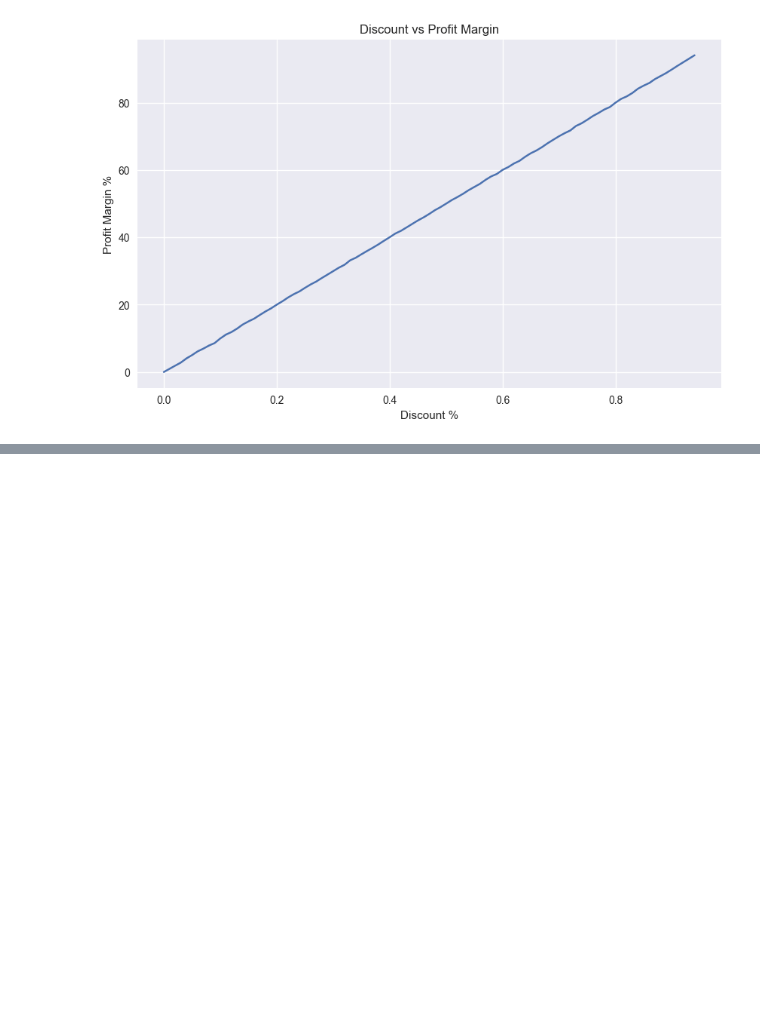
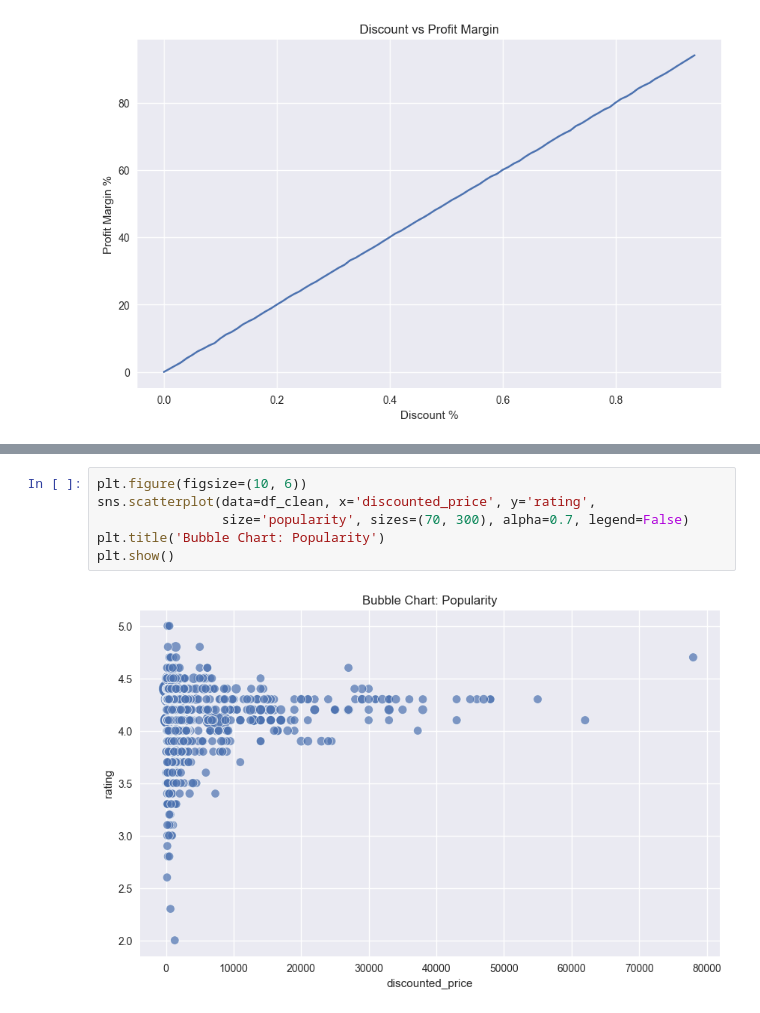
Before and after one commit to JeyaAgastink/amazon-reviews-eda, a Jupyter notebook: notebooks/eda_analysis.ipynb, the cells around one changed output, grey strips where cells are left out. Drawn from its saved outputs; the diff is of its cells as text; blank space fills up the shorter version.

```diff
--- a/notebooks/eda_analysis.ipynb
+++ b/notebooks/eda_analysis.ipynb
@@ -596,0 +605,8 @@ memory usage: 118.2+ KB
+# %%
+plt.figure(figsize=(10, 6))
+sns.scatterplot(data=df_clean, x='discounted_price', y='rating',
+                size='popularity', sizes=(70, 300), alpha=0.7, legend=False)
+plt.title('Bubble Chart: Popularity')
+plt.show()
+# %% [output]
+[figure, added]
```
Also changed, not shown: parts of 16 cells of this notebook, 1 other file.
